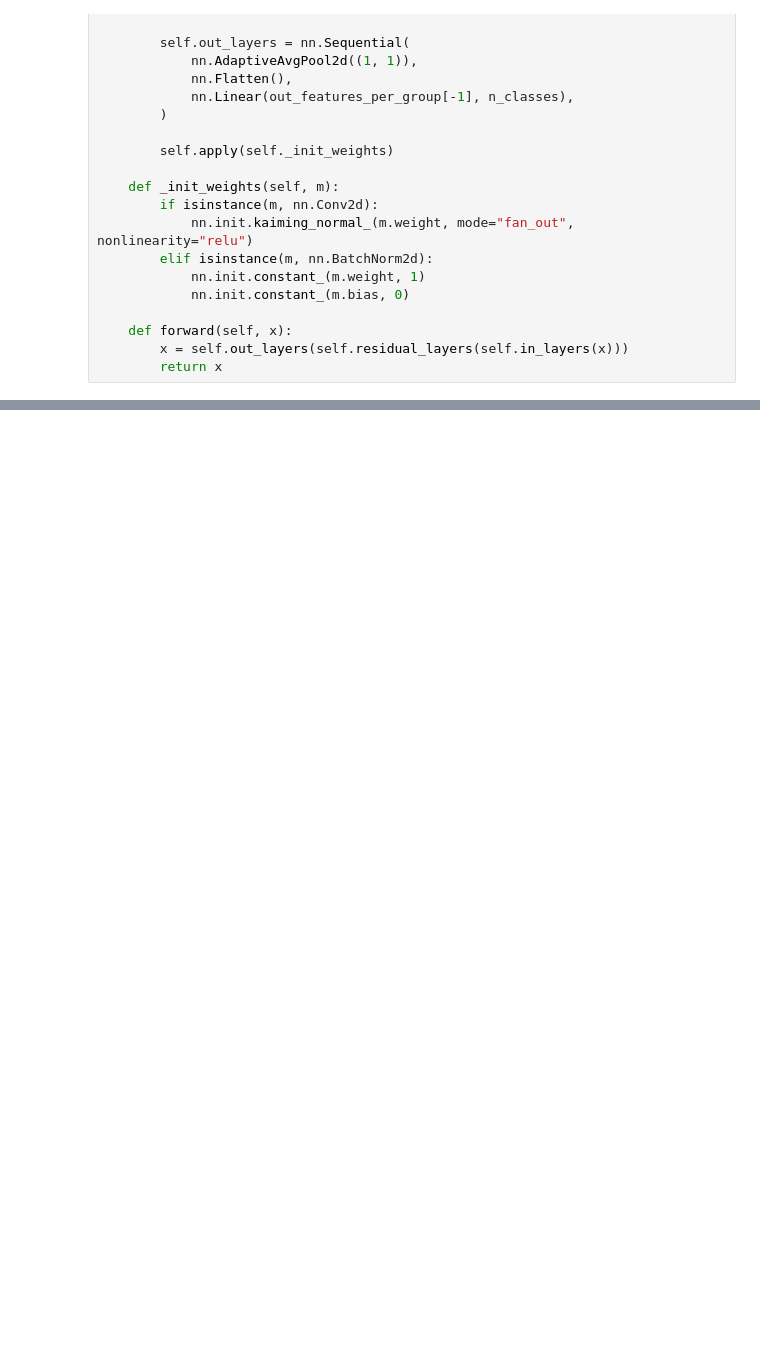
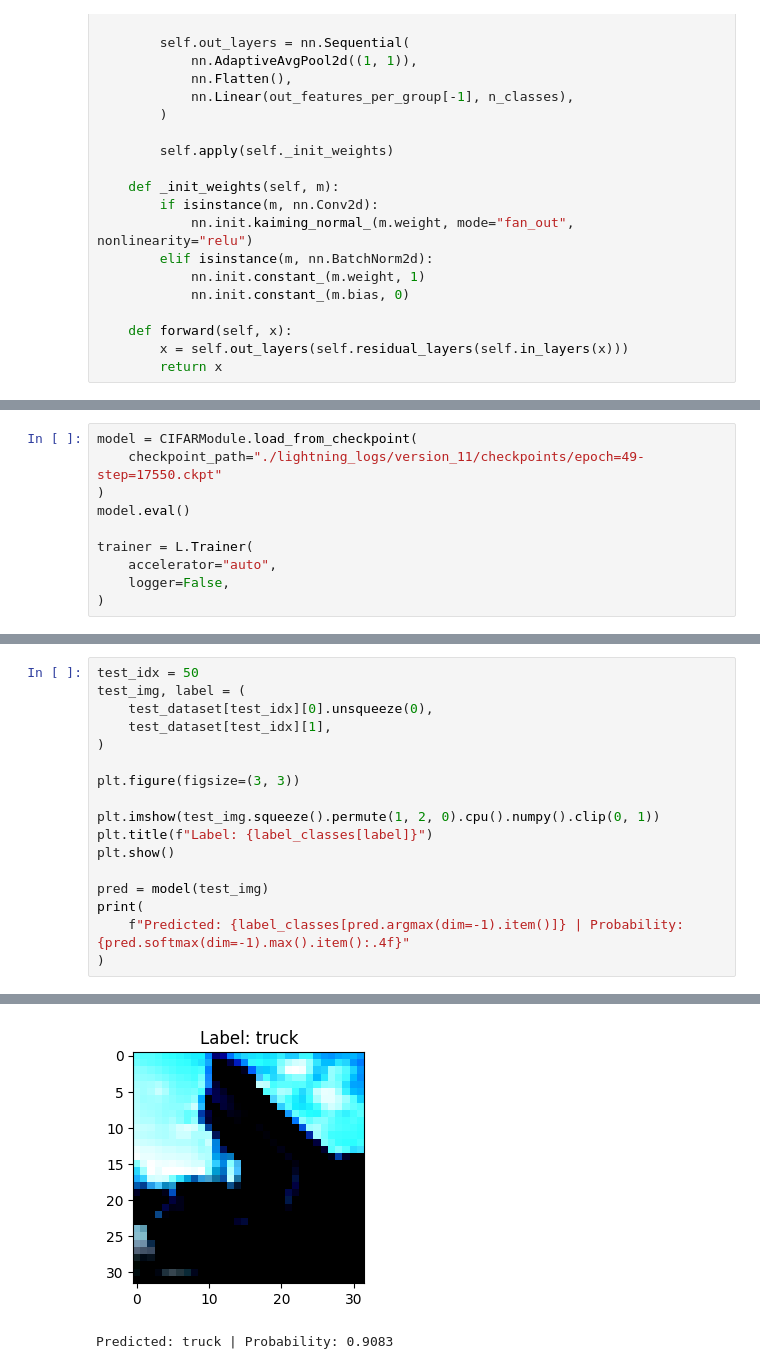
Before and after one commit to lakshyaag/MGSC-695-Deep-Learning, a Jupyter notebook: Assignments/Assignment 1/code.ipynb, the cells around one changed output, grey strips where cells are left out. Drawn from its saved outputs; the diff is of its cells as text; blank space fills up the shorter version.

```diff
--- a/Assignments/Assignment 1/code.ipynb
+++ b/Assignments/Assignment 1/code.ipynb
@@ -390,0 +522,10 @@ trainer.fit(model, train_loader, val_loader)
+# %%
+model = CIFARModule.load_from_checkpoint(
+    checkpoint_path="./lightning_logs/version_11/checkpoints/epoch=49-step=17550.ckpt"
+)
+model.eval()
+
+trainer = L.Trainer(
+    accelerator="auto",
+    logger=False,
+)
@@ -394,0 +571,18 @@ test_result = trainer.test(model, dataloaders=test_loader, verbose=True)
+# %%
+test_idx = 50
+test_img, label = (
+    test_dataset[test_idx][0].unsqueeze(0),
+    test_dataset[test_idx][1],
+)
+
+plt.figure(figsize=(3, 3))
+
+plt.imshow(test_img.squeeze().permute(1, 2, 0).cpu().numpy().clip(0, 1))
+plt.title(f"Label: {label_classes[label]}")
+plt.show()
+
+pred = model(test_img)
+print(
+    f"Predicted: {label_classes[pred.argmax(dim=-1).item()]} | Probability: {pred.softmax(dim=-1).max().item():.4f}"
+)
+# %% [output]
@@ -394,0 +590,2 @@ test_result = trainer.test(model, dataloaders=test_loader, verbose=True)
+[figure, added]
+Predicted: truck | Probability: 0.9083
```
Also changed, not shown: parts of 24 cells of this notebook.
